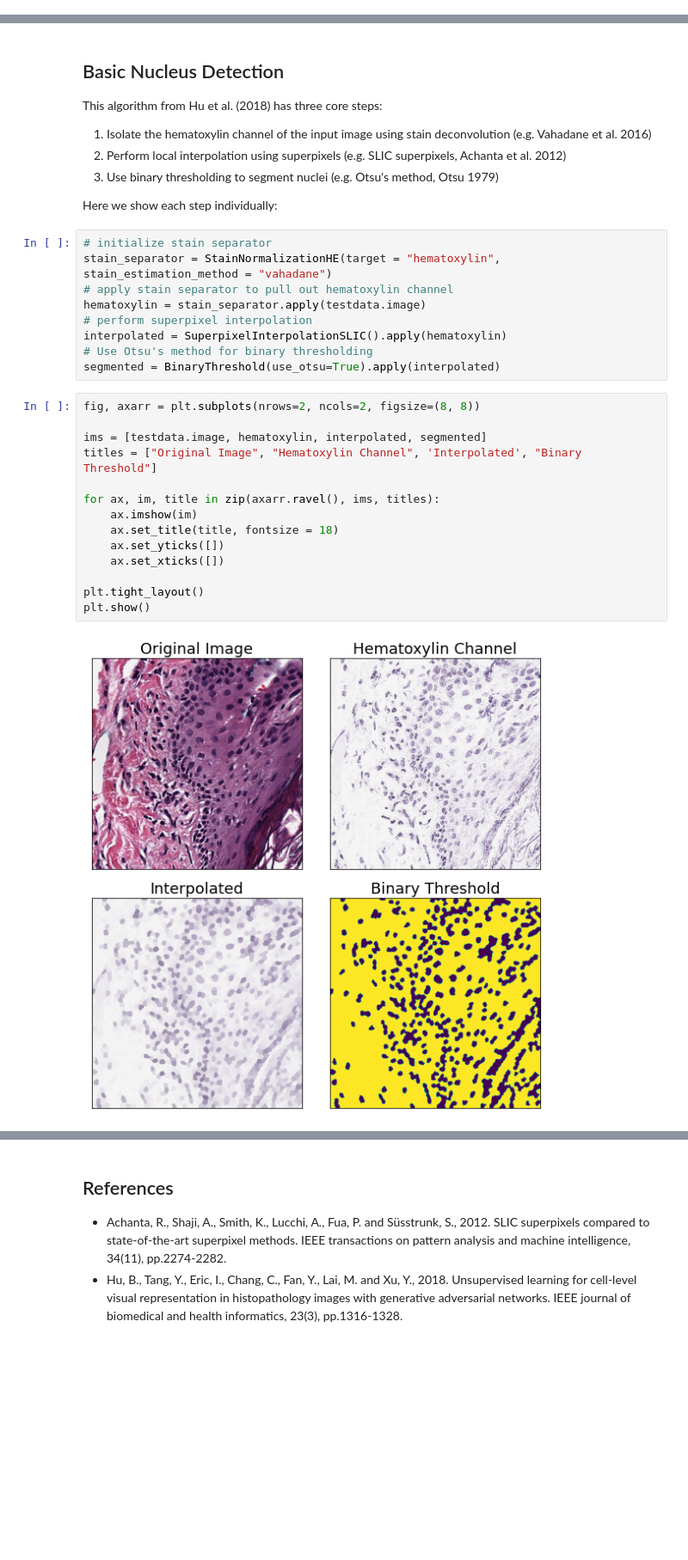
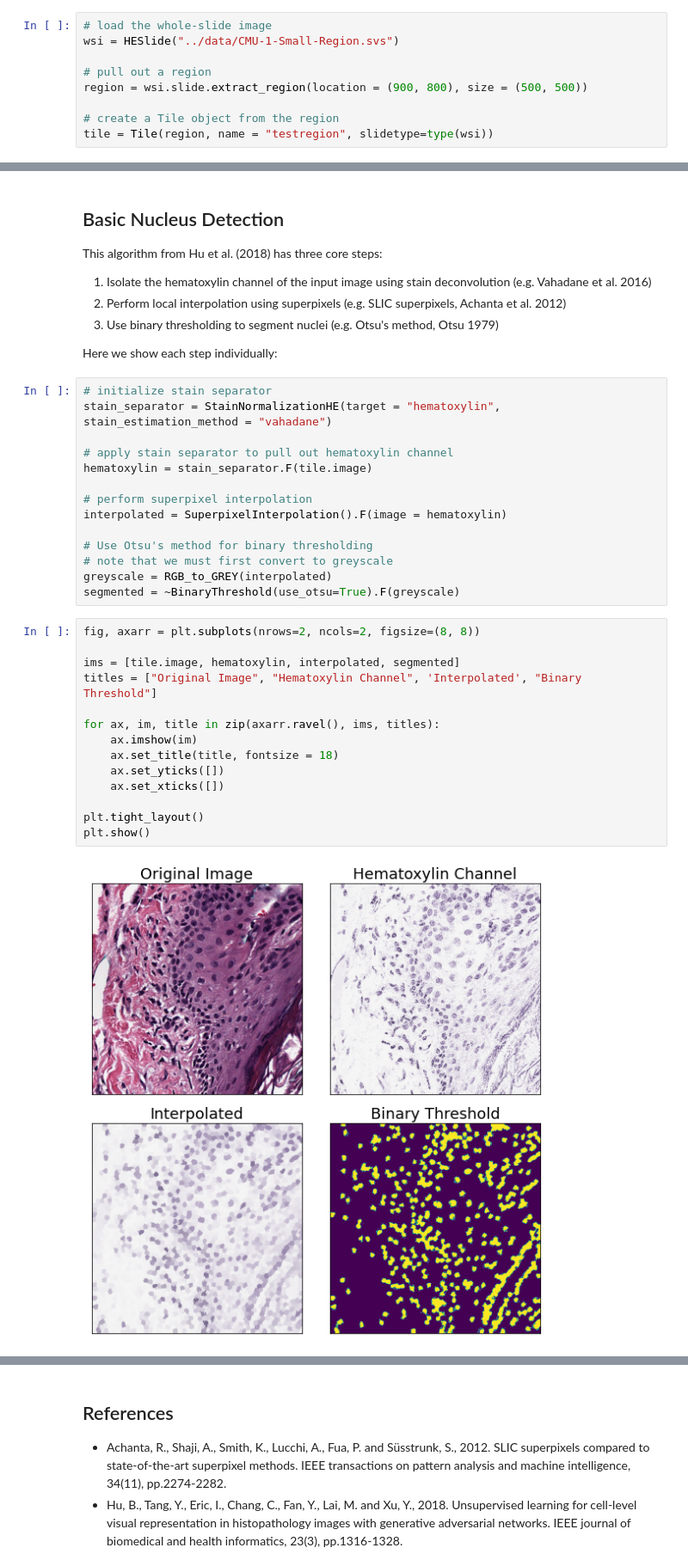
Before and after one commit to Dana-Farber-AIOS/pathml, a Jupyter notebook: examples/nucleus_detection.ipynb, the cells around one changed output, grey strips where cells are left out. Shown at 86% size. Saved outputs shown, nothing was run; the diff lists cells and outputs as text; blank space fills up the shorter version.

```diff
--- a/examples/nucleus_detection.ipynb
+++ b/examples/nucleus_detection.ipynb
@@ -17,0 +16,9 @@ testdata = testslide.load_data(location = (900, 800), size = (500, 500))
+# %%
+# load the whole-slide image
+wsi = HESlide("../data/CMU-1-Small-Region.svs")
+
+# pull out a region
+region = wsi.slide.extract_region(location = (900, 800), size = (500, 500))
+
+# create a Tile object from the region
+tile = Tile(region, name = "testregion", slidetype=type(wsi))
@@ -28,26 +42,31 @@ Here we show each step individually:
 # %%
 # initialize stain separator
 stain_separator = StainNormalizationHE(target = "hematoxylin", stain_estimation_method = "vahadane")
+
 # apply stain separator to pull out hematoxylin channel
-hematoxylin = stain_separator.apply(testdata.image)
+hematoxylin = stain_separator.F(tile.image)
+
 # perform superpixel interpolation
-interpolated = SuperpixelInterpolationSLIC().apply(hematoxylin)
+interpolated = SuperpixelInterpolation().F(image = hematoxylin)
+
 # Use Otsu's method for binary thresholding
-segmented = BinaryThreshold(use_otsu=True).apply(interpolated)
+# note that we must first convert to greyscale
+greyscale = RGB_to_GREY(interpolated)
+segmented = ~BinaryThreshold(use_otsu=True).F(greyscale)
 # %%
 fig, axarr = plt.subplots(nrows=2, ncols=2, figsize=(8, 8))
 
-ims = [testdata.image, hematoxylin, interpolated, segmented]
+ims = [tile.image, hematoxylin, interpolated, segmented]
 titles = ["Original Image", "Hematoxylin Channel", 'Interpolated', "Binary Threshold"]
 
 for ax, im, title in zip(axarr.ravel(), ims, titles):
     ax.imshow(im)
     ax.set_title(title, fontsize = 18)
     ax.set_yticks([])
     ax.set_xticks([])
 
 plt.tight_layout()
 plt.show()
 # %% [output]
-[figure, old version]
+[figure, new version]
 # %% [markdown]
```
Also changed, not shown: parts of 7 cells of this notebook.
